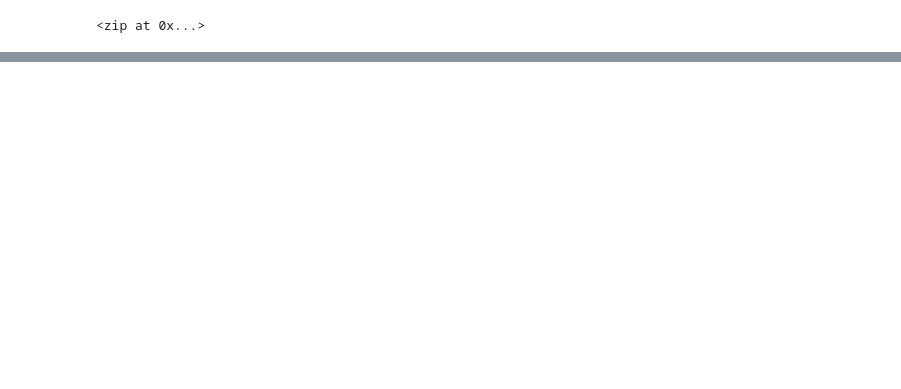
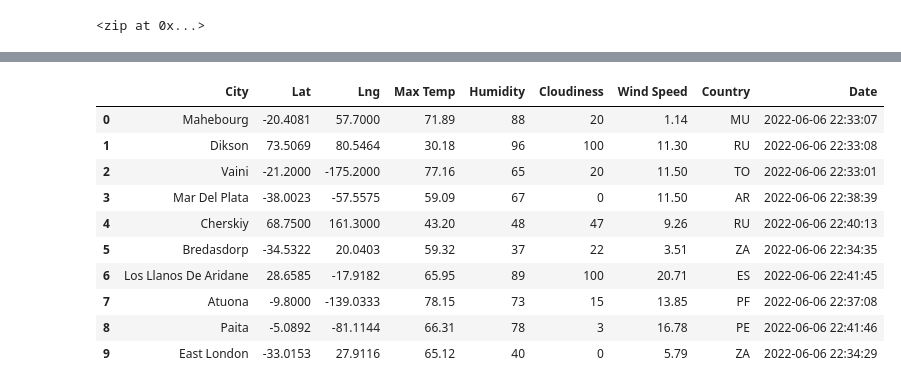
Before and after one commit to GerlechJen/World_Weather_Analysis, a Jupyter notebook: WeatherPy.ipynb, the cells around one changed output, grey strips where cells are left out. Drawn from its saved outputs; the diff is of its cells as text; code cells hidden in the pictures; blank space fills up the shorter version.

```diff
--- a/WeatherPy.ipynb
+++ b/WeatherPy.ipynb
@@ -32,0 +124,16 @@ len(cities)
+# %%
+# Convert the array of dictionaries to a Pandas DataFrame.
+city_data_df = pd.DataFrame(city_data)
+city_data_df.head(10)
+# %% [output]
+|  | City | Lat | Lng | Max Temp | Humidity | Cloudiness | Wind Speed | Country | Date |
+| 0 | Mahebourg | -20.4081 | 57.7000 | 71.89 | 88 | 20 | 1.14 | MU | 2022-06-06 22:33:07 |
+| 1 | Dikson | 73.5069 | 80.5464 | 30.18 | 96 | 100 | 11.30 | RU | 2022-06-06 22:33:08 |
+| 2 | Vaini | -21.2000 | -175.2000 | 77.16 | 65 | 20 | 11.50 | TO | 2022-06-06 22:33:01 |
+| 3 | Mar Del Plata | -38.0023 | -57.5575 | 59.09 | 67 | 0 | 11.50 | AR | 2022-06-06 22:38:39 |
+| 4 | Cherskiy | 68.7500 | 161.3000 | 43.20 | 48 | 47 | 9.26 | RU | 2022-06-06 22:40:13 |
+| 5 | Bredasdorp | -34.5322 | 20.0403 | 59.32 | 37 | 22 | 3.51 | ZA | 2022-06-06 22:34:35 |
+| 6 | Los Llanos De Aridane | 28.6585 | -17.9182 | 65.95 | 89 | 100 | 20.71 | ES | 2022-06-06 22:41:45 |
+| 7 | Atuona | -9.8000 | -139.0333 | 78.15 | 73 | 15 | 13.85 | PF | 2022-06-06 22:37:08 |
+| 8 | Paita | -5.0892 | -81.1144 | 66.31 | 78 | 3 | 16.78 | PE | 2022-06-06 22:41:46 |
+| 9 | East London | -33.0153 | 27.9116 | 65.12 | 40 | 0 | 5.79 | ZA | 2022-06-06 22:34:29 |
```
Also changed, not shown: parts of 6 cells of this notebook, 2 other files.
